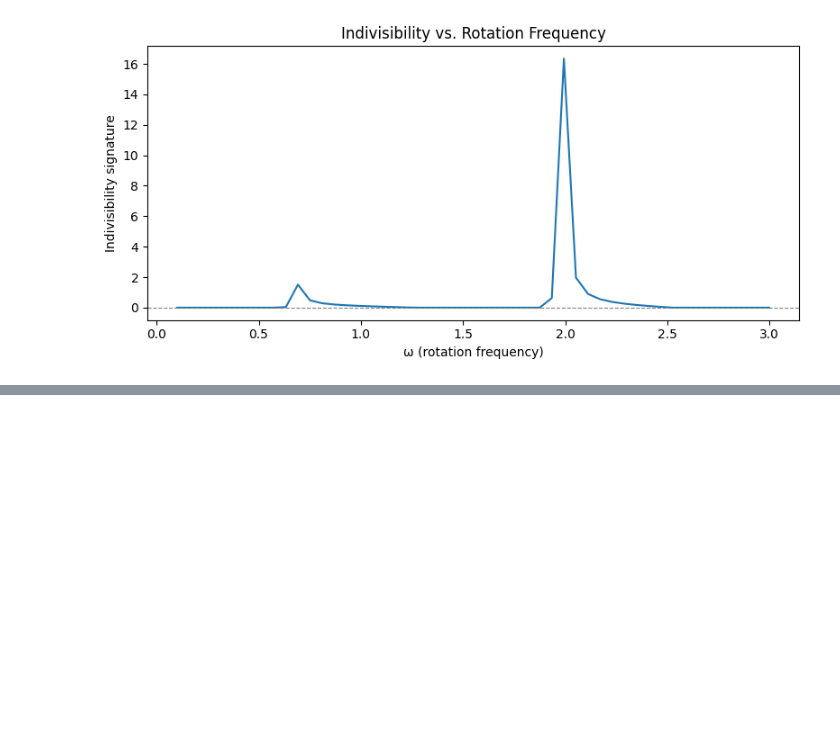
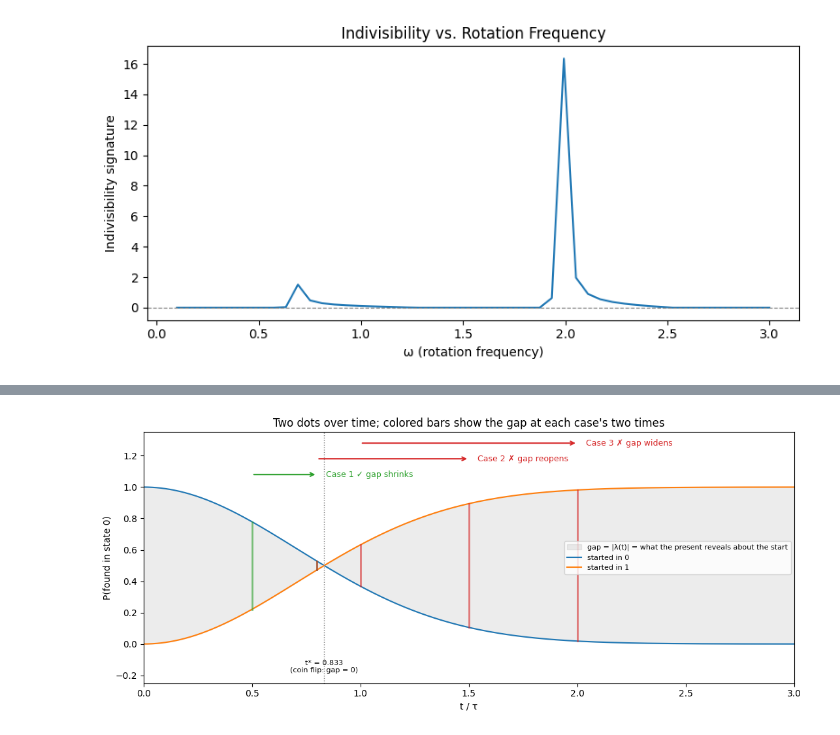
Before and after one commit to mrklaney/isp-lab, a Jupyter notebook: notebooks/03_indivisibility.ipynb, the cells around one changed output, grey strips where cells are left out. Saved outputs shown, nothing was run; the diff lists cells and outputs as text; code cells hidden in the pictures; blank space fills up the shorter version.

```diff
--- a/notebooks/03_indivisibility.ipynb
+++ b/notebooks/03_indivisibility.ipynb
@@ -138,0 +297,29 @@ plt.show()
+# %%
+ts = np.linspace(0, 3, 600)
+p = p_of(ts)
+
+fig, ax = plt.subplots(figsize=(11, 4.8))
+ax.fill_between(ts, p, 1 - p, color="gray", alpha=0.15, label="gap = |λ(t)| = what the present reveals about the start")
+ax.plot(ts, p, color="tab:blue", label="started in 0")
+ax.plot(ts, 1 - p, color="tab:orange", label="started in 1")
+ax.axvline(T_STAR, color="gray", ls=":", lw=1)
+ax.text(T_STAR, -0.1, f"t* = {T_STAR:.3f}\n(coin flip: gap = 0)", ha="center", va="top", fontsize=8)
+
+cases = [(0.5, 0.8, "Case 1 ✓ gap shrinks", "tab:green"),
+         (0.8, 1.5, "Case 2 ✗ gap reopens", "tab:red"),
+         (1.0, 2.0, "Case 3 ✗ gap widens", "tab:red")]
+for k, (tp, tt, label, color) in enumerate(cases):
+    y = 1.08 + 0.1 * k
+    ax.annotate("", xy=(tt, y), xytext=(tp, y), arrowprops=dict(arrowstyle="->", color=color, lw=1.5))
+    ax.text(tt + 0.04, y, label, color=color, va="center", fontsize=9)
+    for x in (tp, tt):
+        ax.plot([x, x], [p_of(x), 1 - p_of(x)], color=color, lw=2, alpha=0.6)
+
+ax.set_xlim(0, 3); ax.set_ylim(-0.25, 1.35)
+ax.set_xlabel("t / τ"); ax.set_ylabel("P(found in state 0)")
+ax.set_title("Two dots over time; colored bars show the gap at each case's two times")
+ax.legend(loc="center right", fontsize=8)
+plt.tight_layout()
+plt.show()
+# %% [output]
+[figure, added]
```
Also changed, not shown: parts of 19 cells of this notebook, 32 other files.
